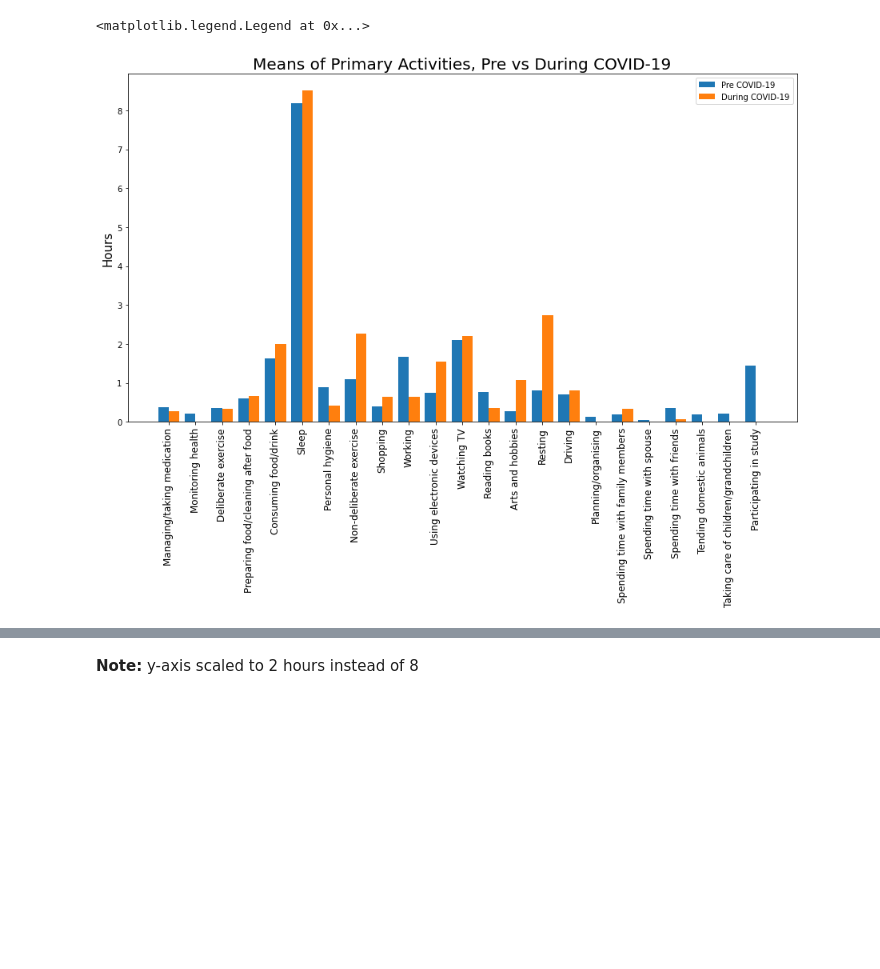
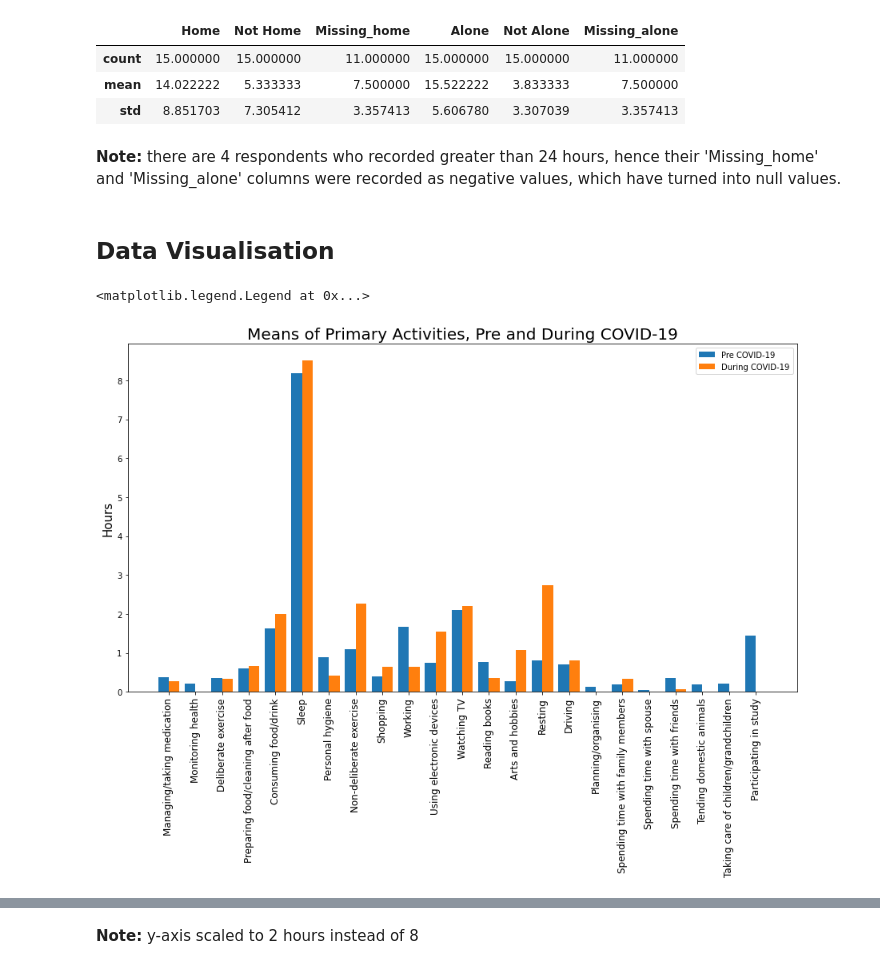
Before and after one commit to tommiehayes/Time-use-Analysis, a Jupyter notebook: Time use Analysis.ipynb, the cells around one changed output, grey strips where cells are left out. Drawn from its saved outputs; the diff is of its cells as text; code cells hidden in the pictures; blank space fills up the shorter version.

Commit message:
Hours and Alone addition

```diff
--- a/Time use Analysis.ipynb
+++ b/Time use Analysis.ipynb
@@ -14,11 +18,3 @@ dur_pri = pd.read_excel("data/dur_pri.xlsx", index_col = 0)
 dur_sec = pd.read_excel("data/dur_sec.xlsx", index_col = 0)
 dur_total = pd.read_excel("data/dur_total.xlsx", index_col = 0)
 dur_home_alone = pd.read_excel("data/dur_home_alone.xlsx", index_col = 0)
-# %%
-pre_pri=pre_pri.drop(['Missing'], axis=1)
-pre_sec=pre_sec.drop(['Missing'], axis=1)
-pre_total=pre_total.drop(['Missing'], axis=1)
-
-dur_pri=dur_pri.drop(['Missing'], axis=1)
-dur_sec=dur_sec.drop(['Missing'], axis=1)
-dur_total=dur_total.drop(['Missing'], axis=1)
@@ -51,19 +79,30 @@ dur_pri.describe()
+# %%
+dur_home_alone.describe()[:3]
+# %% [output]
+|  | Home | Not Home | Missing_home | Alone | Not Alone | Missing_alone |
+| count | 15.000000 | 15.000000 | 11.000000 | 15.000000 | 15.000000 | 11.000000 |
+| mean | 14.022222 | 5.333333 | 7.500000 | 15.522222 | 3.833333 | 7.500000 |
+| std | 8.851703 | 7.305412 | 3.357413 | 5.606780 | 3.307039 | 3.357413 |
+# %% [markdown]
+**Note:** there are 4 respondents who recorded greater than 24 hours, hence their 'Missing_home' and 'Missing_alone' columns were recorded as negative values, which have turned into null values.
+# %% [markdown]
+## Data Visualisation
 # %%
 fig, ax = plt.subplots(figsize=(15, 8))
 x=np.arange(23)
 bar_width = 0.4
 
-ax.bar(x, pre_pri.mean(), width=bar_width, label='Pre COVID-19')
-ax.bar(x+bar_width, dur_pri.mean(), width=bar_width, label='During COVID-19')
+ax.bar(x, pre_pri.mean()[:-1], width=bar_width, label='Pre COVID-19')
+ax.bar(x+bar_width, dur_pri.mean()[:-1], width=bar_width, label='During COVID-19')
 
 ax.set_xticks(x+bar_width/2)
-ax.set_xticklabels(pre_pri.columns[1:], rotation=90, size=12)
-ax.set_title('Means of Primary Activities, Pre vs During COVID-19', size=20)
+ax.set_xticklabels(pre_pri.columns[1:-1], rotation=90, size=12)
+ax.set_title('Means of Primary Activities, Pre and During COVID-19', size=20)
 ax.set_ylabel('Hours', size=15)
 ax.legend()
 # %% [output]
 <matplotlib.legend.Legend at 0x...>
-[figure, old version]
+[figure, new version]
 # %%
 fig, ax = plt.subplots(figsize=(15, 8))
 x=np.arange(23)
```
Also changed, not shown: parts of 14 cells of this notebook.
